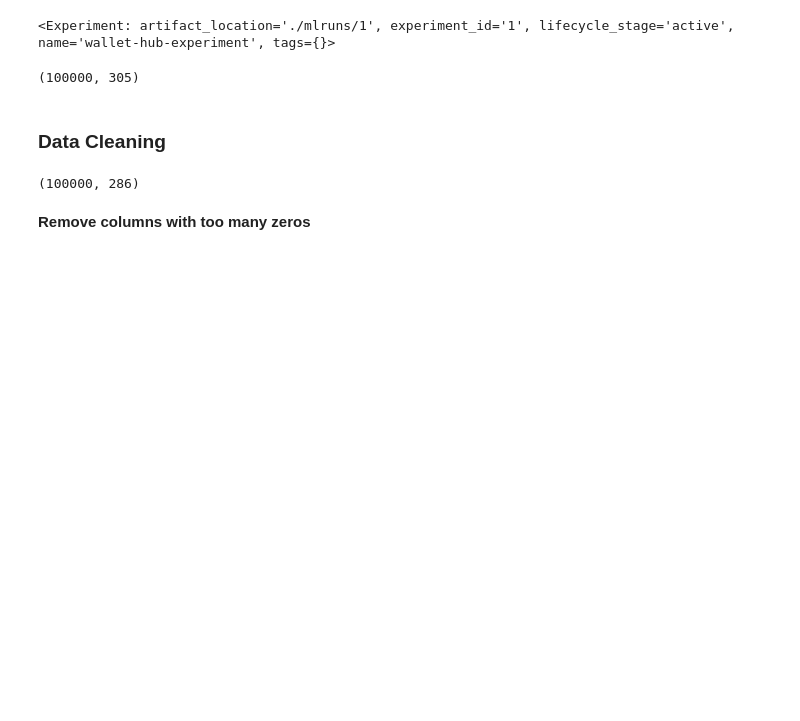
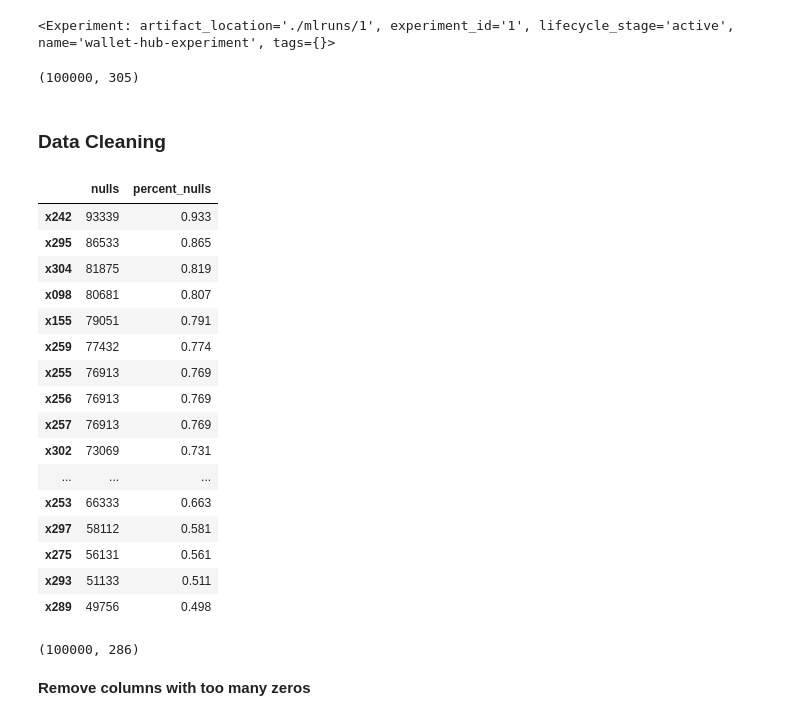
Before and after one commit to nebanat/WH-DS-ASSESSMENT, a Jupyter notebook: training/experiment_tracking/wallet-hub-assignment.ipynb, the cells around one changed output. Saved outputs shown, nothing was run; the diff lists cells and outputs as text; code cells hidden in the pictures; blank space fills up the shorter version.

```diff
--- a/training/experiment_tracking/wallet-hub-assignment.ipynb
+++ b/training/experiment_tracking/wallet-hub-assignment.ipynb
@@ -52,4 +57,24 @@ df.shape
 null_df = df.isnull().sum().to_frame('nulls')
 null_df = null_df.sort_values(by=['nulls'], ascending=False )
 null_df['percent_nulls'] = null_df['nulls']/df.shape[0]
+# %%
+null_df.head(20)
+# %% [output]
+|  | nulls | percent_nulls |
+| x242 | 93339 | 0.933 |
+| x295 | 86533 | 0.865 |
+| x304 | 81875 | 0.819 |
+| x098 | 80681 | 0.807 |
+| x155 | 79051 | 0.791 |
+| x259 | 77432 | 0.774 |
+| x255 | 76913 | 0.769 |
+| x256 | 76913 | 0.769 |
+| x257 | 76913 | 0.769 |
+| x302 | 73069 | 0.731 |
+| ... | ... | ... |
+| x253 | 66333 | 0.663 |
+| x297 | 58112 | 0.581 |
+| x275 | 56131 | 0.561 |
+| x293 | 51133 | 0.511 |
+| x289 | 49756 | 0.498 |
 # %%
```
Also changed, not shown: parts of 69 cells of this notebook, 8 other files.
